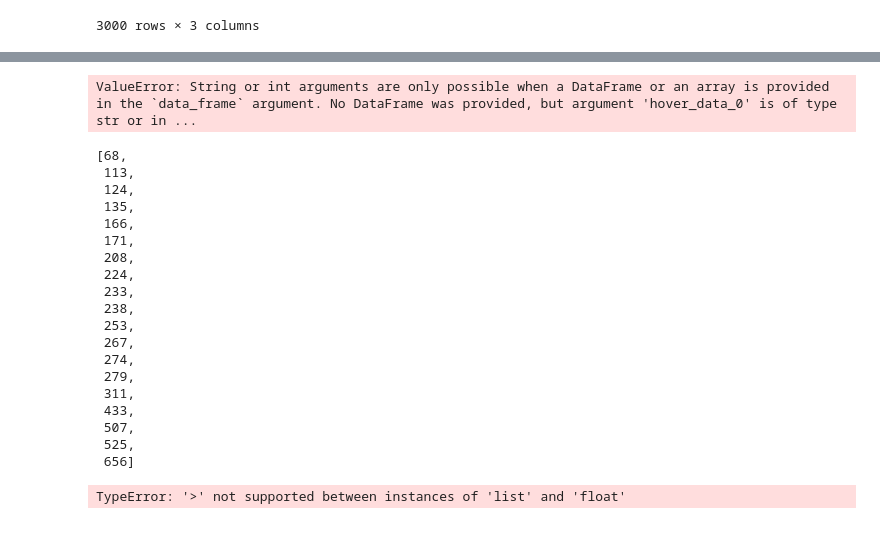
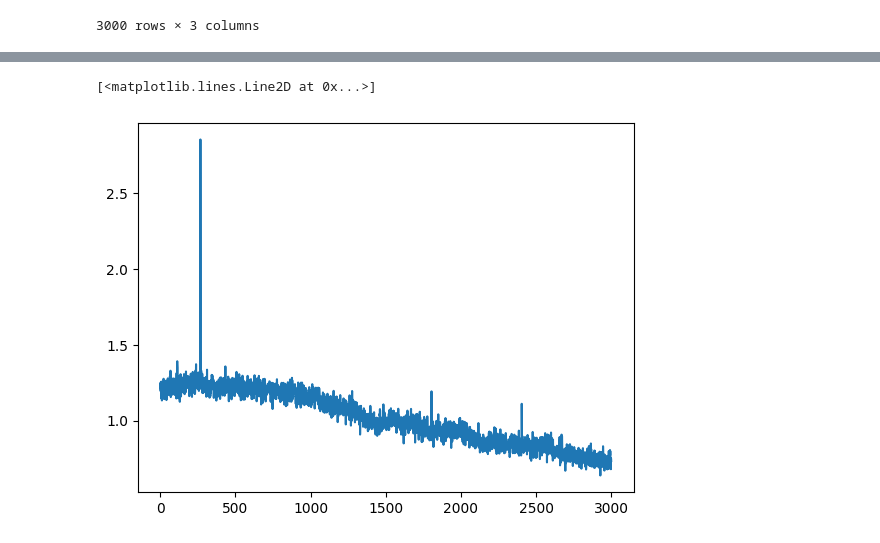
Before and after one commit to s-weissbach/trace_selector, a Jupyter notebook: test.ipynb, the cells around one changed output, grey strips where cells are left out. Cells and saved outputs as stored; diff of their text form; code cells hidden in the pictures.

```diff
--- a/test.ipynb
+++ b/test.ipynb
@@ -271,7 +260,7 @@ from synapse_selector.utils.pytorch_models import torch_cnn_model
 model = torch_cnn_model()
 model.load_weights('/Users/stephanweissbach/.synapse_selector_modelzoo/peak_detection-conv_output.pt')
 # %%
-data = pd.read_csv('/Users/stephanweissbach/Desktop/results/Coverslip1_evoked_spontan_R5_traces_norm.csv')
+data_abs = pd.read_csv('/Users/stephanweissbach/Desktop/results/Coverslip1_evoked_spontan_R5_traces_abs.csv')
 # %%
 pred = model.predict(data['1'].to_numpy())
 # %% [output]
@@ -314,38 +304,8 @@ fig.update_layout(
 # %% [output]
 ValueError: Mime type rendering requires nbformat>=4.2.0 but it is not installed
 [interactive output not drawn]
-# %%
-import plotly.express as px
-
-fig = px.line(x=x_data,y=y_data,hover_data=probabilities)
-fig.update_layout(
-            template="simple_white",
-        )
-# %% [output]
-ValueError: String or int arguments are only possible when a DataFrame or an array is provided in the `data_frame` argument. No DataFrame was provided, but argument 'hover_data_0' is of type str or in ...
-# %%
-pred
-# %% [output]
-[68,
- 113,
- 124,
- 135,
- 166,
- 171,
- 208,
- 224,
- 233,
- 238,
- 253,
- 267,
- 274,
- 279,
- 311,
- 433,
- 507,
- 525,
- 656]
-# %%
-np.argwhere(pred > 0.5)
-# %% [output]
-TypeError: '>' not supported between instances of 'list' and 'float'
+# %%
+plt.plot(data['1'])
+# %% [output]
+[<matplotlib.lines.Line2D at 0x...>]
+[figure, added]
```
Also changed, not shown: parts of 7 cells of this notebook, 23 other files.
